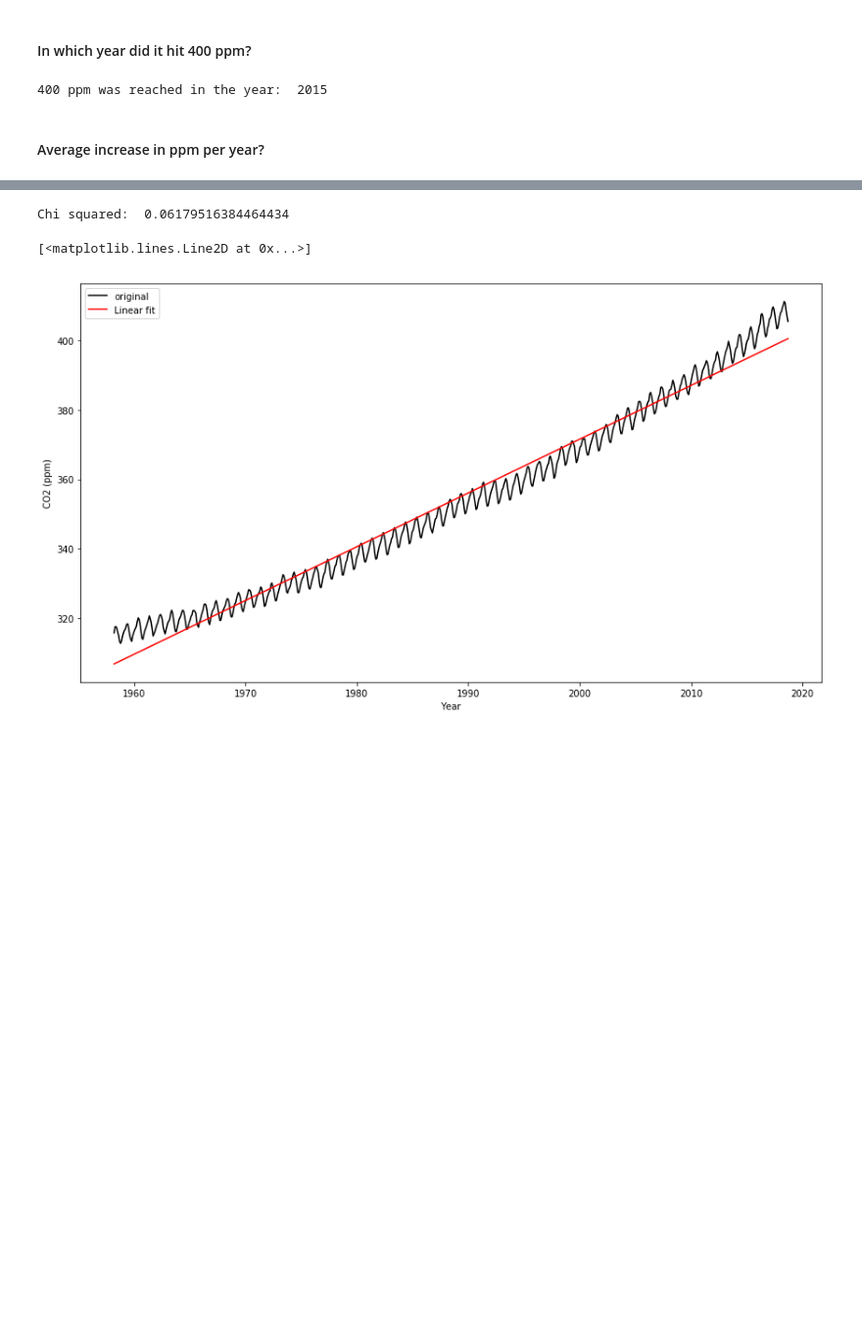
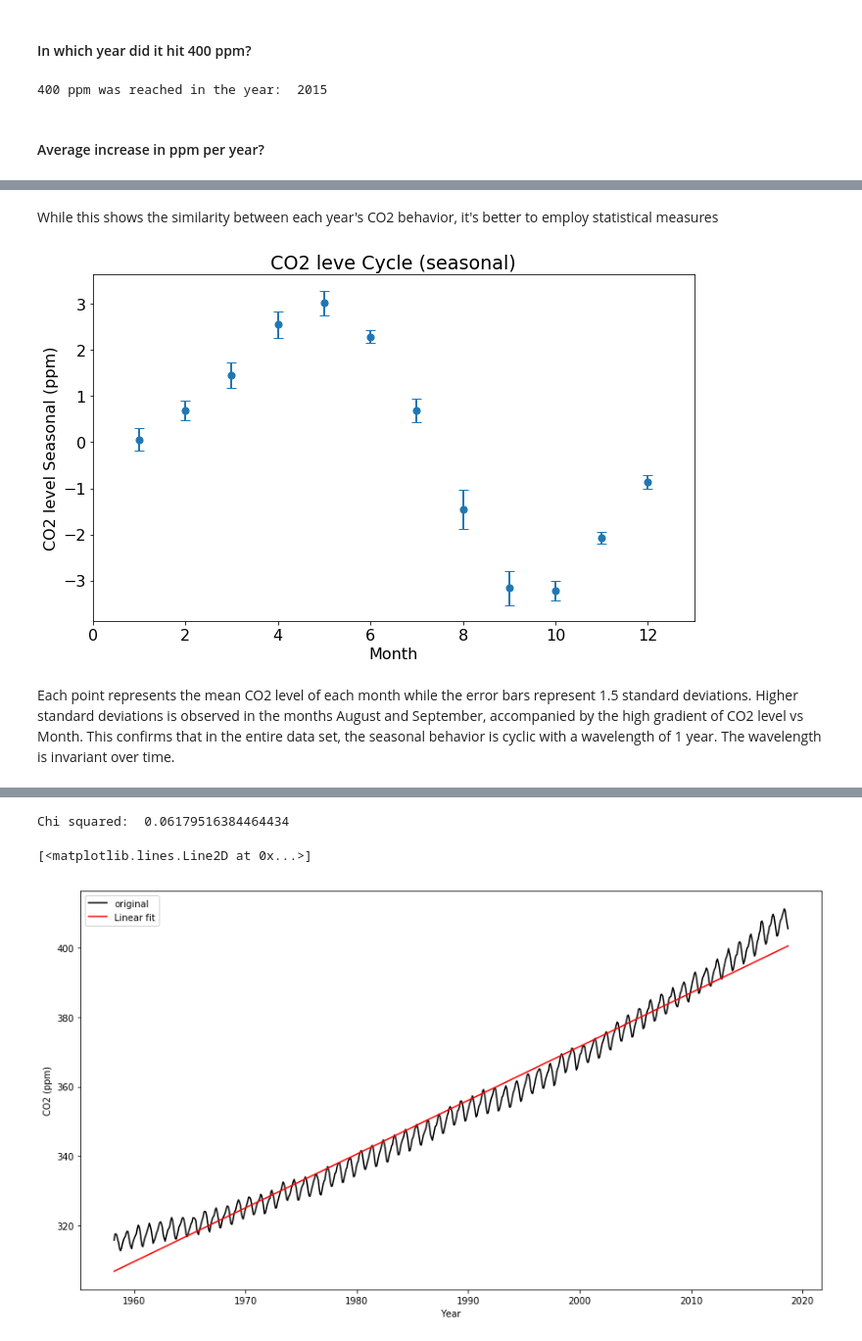
Before and after one commit to Davidnh8/CO2_Analysis, a Jupyter notebook: Atmospheric Carbon Dioxide Data Analysis.ipynb, the cells around one changed output, grey strips where cells are left out. Shown at 98% size. Saved outputs shown, nothing was run; the diff lists cells and outputs as text; code cells hidden in the pictures; blank space fills up the shorter version.

```diff
--- a/Atmospheric Carbon Dioxide Data Analysis.ipynb
+++ b/Atmospheric Carbon Dioxide Data Analysis.ipynb
@@ -201,0 +212,30 @@ In the bottom graph, normalized CO2 level of each year is randomly chosen and pl
+# %% [markdown]
+While this shows the similarity between each year's CO2 behavior, it's better to employ statistical measures
+# %%
+fig,ax=plt.subplots(1, figsize=[11,6.5],sharey=True, sharex=True)
+
+Seasonal= Interpolated-Trend
+for i in range(1,13):
+    string_month=str(i)
+    if len(string_month)<2:
+        string_month="0"+string_month
+    msk=Date_long_month==str(string_month)
+
+    mean=np.mean(Seasonal[msk])
+    std=np.std(Seasonal[msk])
+    #median=np.median(Seasonal[msk])
+    #q25,q75=np.percentile(Seasonal[msk],[25,75])
+    #iqr=q75-q25
+
+    ax.errorbar(i,mean,yerr=std*1.5,elinewidth=2, barsabove=True,capsize=5,color='C0',zorder=1)
+    ax.scatter(i,mean,s=50,color='C0',zorder=2)
+
+ax.set_title("CO2 leve Cycle (seasonal)")
+ax.set_ylabel("CO2 level Seasonal (ppm)")
+ax.set_xlabel("Month")
+ax.set_xlim([0,13])
+plt.show()
+# %% [output]
+[figure, added]
+# %% [markdown]
+Each point represents the mean CO2 level of each month while the error bars represent 1.5 standard deviations. Higher standard deviations is observed in the months August and September, accompanied by the high gradient of CO2 level vs Month. This confirms that in the entire data set, the seasonal behavior is cyclic with a wavelength of 1 year. The wavelength is invariant over time.
```
Also changed, not shown: parts of 22 cells of this notebook.
